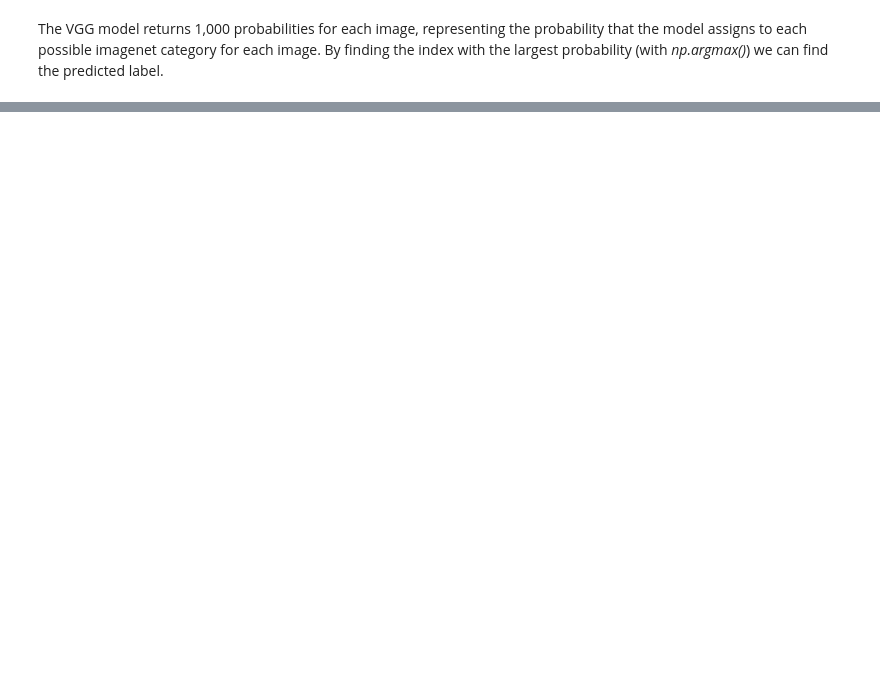
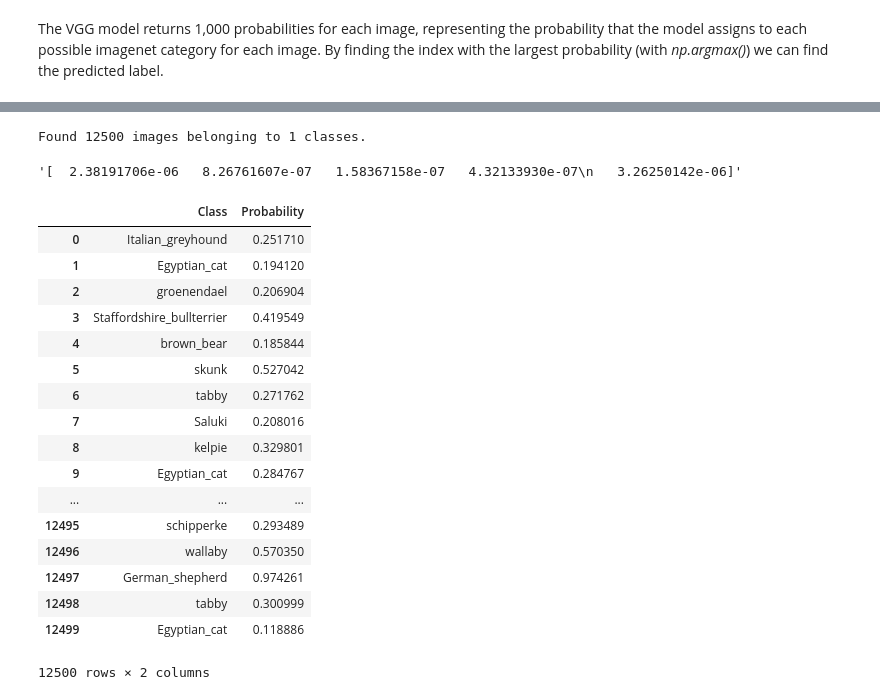
Before and after one commit to sanniheruwala/machineL, a Jupyter notebook: Deep Neural Network/Lesson 1/Lesson1.ipynb, the cells around one changed output, grey strips where cells are left out. Cells and saved outputs as stored; diff of their text form; code cells hidden in the pictures; blank space fills up the shorter version.

Commit message:
Some changes and used test files to classify

```diff
--- a/Deep Neural Network/Lesson 1/Lesson1.ipynb
+++ b/Deep Neural Network/Lesson 1/Lesson1.ipynb
@@ -313,0 +338,41 @@ Predictions prob/class:
+# %%
+#put test data into one more foldar otherwise it will give error and it wont be able to find any image
+test_batches = get_batches("test", shuffle=False, batch_size=8, class_mode=None)
+#img,labels = next(test_batches)
+
+predict = model.predict_generator(test_batches, test_batches.nb_sample)
+# %% [output]
+Found 12500 images belonging to 1 classes.
+# %%
+idxs_prd = np.argmax(predict,axis = 1)
+# %%
+format(predict[0, :5])
+# %% [output]
+'[  2.38191706e-06   8.26761607e-07   1.58367158e-07   4.32133930e-07\n   3.26250142e-06]'
+# %%
+data = pd.DataFrame([])
+# %%
+for i in range(len(idxs_prd)):
+        idx_prd = idxs_prd[i]
+        data = data.append(pd.DataFrame({'Probability': predict[i, idx_prd],'Class': classes[idx_prd]}, index=[0]), ignore_index=True)
+# %%
+data
+# %% [output]
+|  | Class | Probability |
+| 0 | Italian_greyhound | 0.251710 |
+| 1 | Egyptian_cat | 0.194120 |
+| 2 | groenendael | 0.206904 |
+| 3 | Staffordshire_bullterrier | 0.419549 |
+| 4 | brown_bear | 0.185844 |
+| 5 | skunk | 0.527042 |
+| 6 | tabby | 0.271762 |
+| 7 | Saluki | 0.208016 |
+| 8 | kelpie | 0.329801 |
+| 9 | Egyptian_cat | 0.284767 |
+| ... | ... | ... |
+| 12495 | schipperke | 0.293489 |
+| 12496 | wallaby | 0.570350 |
+| 12497 | German_shepherd | 0.974261 |
+| 12498 | tabby | 0.300999 |
+| 12499 | Egyptian_cat | 0.118886 |
+12500 rows × 2 columns
```
Also changed, not shown: parts of 9 cells of this notebook.
